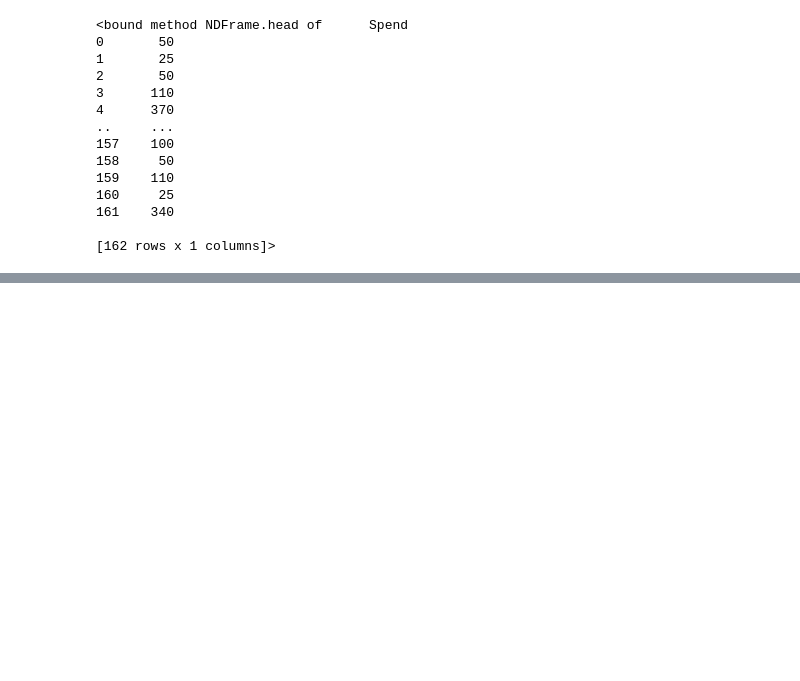
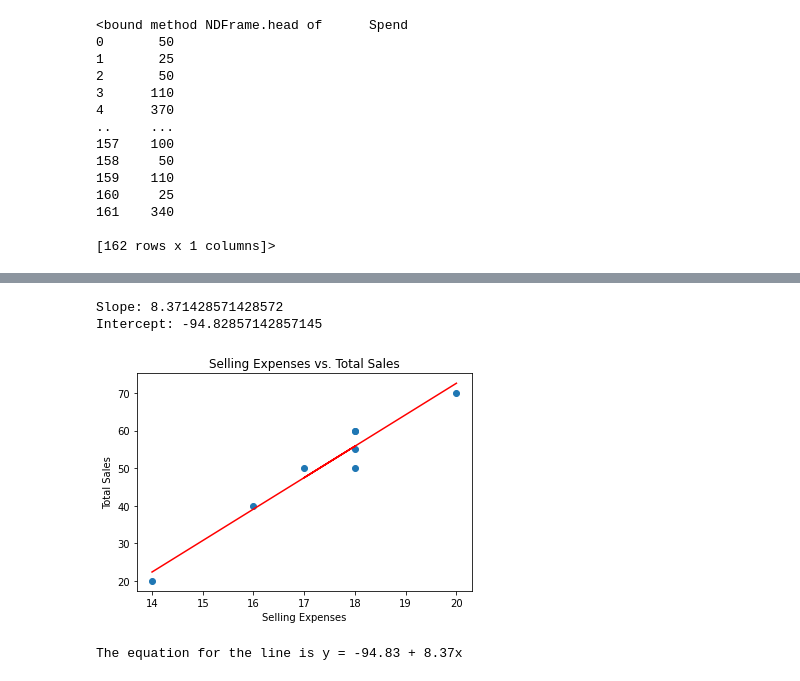
Before and after one commit to louisehviid/KM2023, a Jupyter notebook: Workshop3_descriptive_stats.ipynb, the cells around one changed output, grey strips where cells are left out. Drawn from its saved outputs; the diff is of its cells as text; code cells hidden in the pictures; blank space fills up the shorter version.

```diff
--- a/Workshop3_descriptive_stats.ipynb
+++ b/Workshop3_descriptive_stats.ipynb
@@ -259,0 +314,40 @@ plt.show()
+# %%
+#Calculating and plotting the least square line
+
+# Calculate the least squares line
+selling_mean = data["Selling Expenses"].mean()
+total_mean = data["Total Sales"].mean()
+
+num = ((data["Selling Expenses"] - selling_mean) * (data["Total Sales"] - total_mean)).sum()
+den = ((data["Selling Expenses"] - selling_mean)**2).sum()
+
+slope = num / den
+print("Slope:", slope)
+
+intercept = total_mean - slope * selling_mean
+print("Intercept:", intercept)
+
+# Use the line to make predictions
+predictions = intercept + slope * data["Selling Expenses"]
+
+# Plot the data
+plt.scatter(x,y)
+
+# Plot the line
+plt.plot(data["Selling Expenses"], predictions, color='red')
+plt.xlabel("Selling Expenses")
+plt.ylabel("Total Sales")
+plt.title("Selling Expenses vs. Total Sales")
+
+# Show the plot
+plt.show()
+# %% [output]
+Slope: 8.371428571428572
+Intercept: -94.82857142857145
+[figure, added]
+# %%
+#To use the the least square line to make estimates...
+
+print("The equation for the line is y = {:.2f} + {:.2f}x".format(intercept, slope))
+# %% [output]
+The equation for the line is y = -94.83 + 8.37x
```
Also changed, not shown: parts of 23 cells of this notebook.
